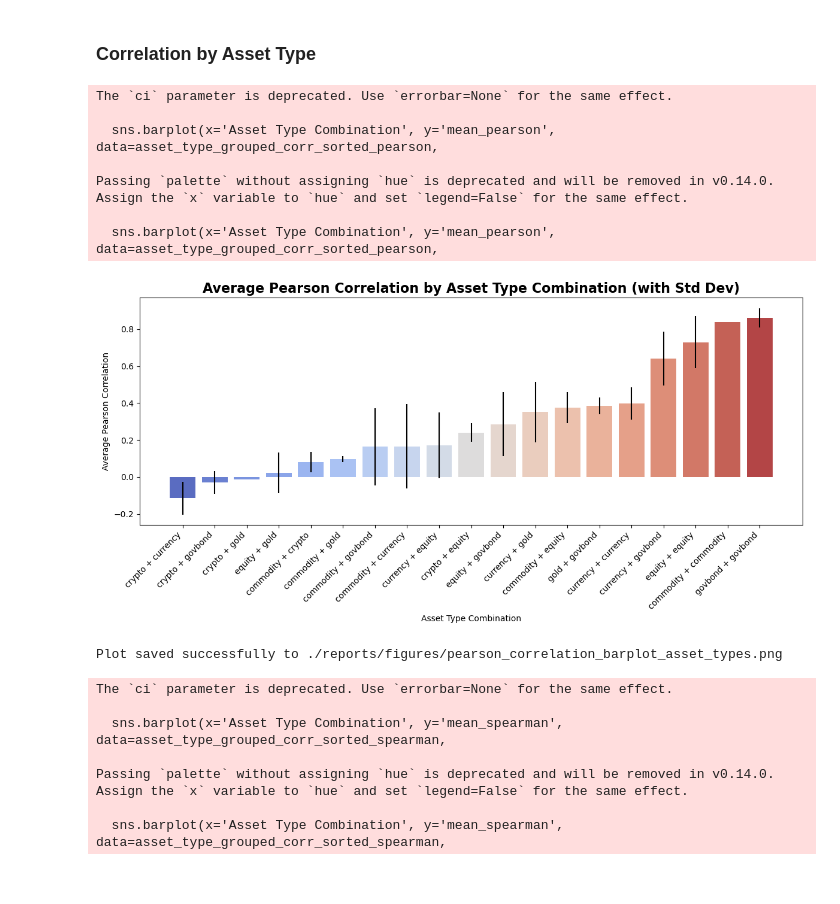
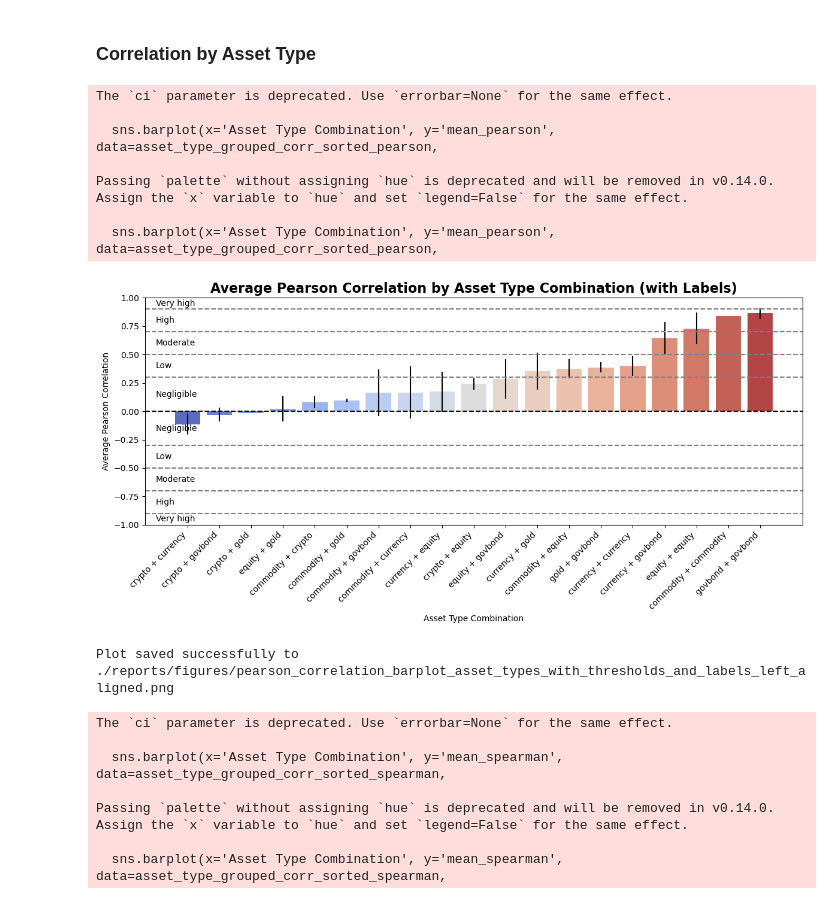
Before and after one commit to JAlbertOfficial/rebalytics, a Jupyter notebook: notebooks/02_data_exploration_processing.ipynb, the cells around one changed output. Cells and saved outputs as stored; diff of their text form; code cells hidden in the pictures.

```diff
--- a/notebooks/02_data_exploration_processing.ipynb
+++ b/notebooks/02_data_exploration_processing.ipynb
@@ -594,42 +594,64 @@ asset_type_grouped_corr = correlation_table.groupby('Asset Type Combination').ag
 ).reset_index()
 # %%
 # Define the path for saving the plot
-output_path = './reports/figures/pearson_correlation_barplot_asset_types.png'
+output_path = './reports/figures/pearson_correlation_barplot_asset_types_with_thresholds_and_labels_left_aligned.png'
 
 # Step 5: Sort the data by Pearson Correlation before plotting
 asset_type_grouped_corr_sorted_pearson = asset_type_grouped_corr.sort_values(by='mean_pearson')
 
 # Step 6: Visualize the sorted Pearson correlations with error bars
 plt.figure(figsize=(12, 6))
 sns.barplot(x='Asset Type Combination', y='mean_pearson', data=asset_type_grouped_corr_sorted_pearson,
             palette='coolwarm', ci=None)
 plt.errorbar(x=asset_type_grouped_corr_sorted_pearson['Asset Type Combination'],
              y=asset_type_grouped_corr_sorted_pearson['mean_pearson'],
              yerr=asset_type_grouped_corr_sorted_pearson['std_pearson'], fmt='none', c='black')
+
+# Add horizontal lines for the specified thresholds
+thresholds = [1, 0.9, 0.7, 0.5, 0.3, 0, -0.3, -0.5, -0.7, -0.9, -1]
+labels = ['Very high', 'High', 'Moderate', 'Low', 'Negligible',
+          'Negligible', 'Low', 'Moderate', 'High', 'Very high']
+
+# Add the dashed lines and place the labels in the middle of each range
+for i in range(len(thresholds) - 1):
+    # Add horizontal line at threshold
+    plt.axhline(thresholds[i], color='grey', linestyle='--')
+    # Calculate midpoint between current and next threshold
+    midpoint = (thresholds[i] + thresholds[i + 1]) / 2
+    # Place label at midpoint
+    plt.text(-1, midpoint, f'{labels[i]}', color='black', va='center', ha='left')
+
+# Add the y=0 line
+plt.axhline(0, color='black', linestyle='--')
+
+# Set y-axis limits between -1 and 1
+plt.ylim(-1, 1)
+
+# Label the plot
 plt.xticks(rotation=45, ha='right')
-plt.title('Average Pearson Correlation by Asset Type Combination (with Std Dev)', fontsize=16, fontweight='bold')
+plt.title('Average Pearson Correlation by Asset Type Combination (with Labels)', fontsize=16, fontweight='bold')
 plt.xlabel('Asset Type Combination')
 plt.ylabel('Average Pearson Correlation')
 plt.tight_layout()
 
 # Save the plot as a PNG file
 plt.savefig(output_path, bbox_inches='tight')
 
 # Display the plot
 plt.show()
 
 # Display confirmation message
 print(f"Plot saved successfully to {output_path}")
 # %% [output]
 The `ci` parameter is deprecated. Use `errorbar=None` for the same effect.
 
   sns.barplot(x='Asset Type Combination', y='mean_pearson', data=asset_type_grouped_corr_sorted_pearson,
 
 Passing `palette` without assigning `hue` is deprecated and will be removed in v0.14.0. Assign the `x` variable to `hue` and set `legend=False` for the same effect.
 
   sns.barplot(x='Asset Type Combination', y='mean_pearson', data=asset_type_grouped_corr_sorted_pearson,
-[figure, old version]
+[figure, new version]
-Plot saved successfully to ./reports/figures/pearson_correlation_barplot_asset_types.png
+Plot saved successfully to ./reports/figures/pearson_correlation_barplot_asset_types_with_thresholds_and_labels_left_aligned.png
 # %%
 # Define the path for saving the plot
 output_path = './reports/figures/spearman_correlation_barplot_asset_types.png'
```
Also changed, not shown: 6 other files.
